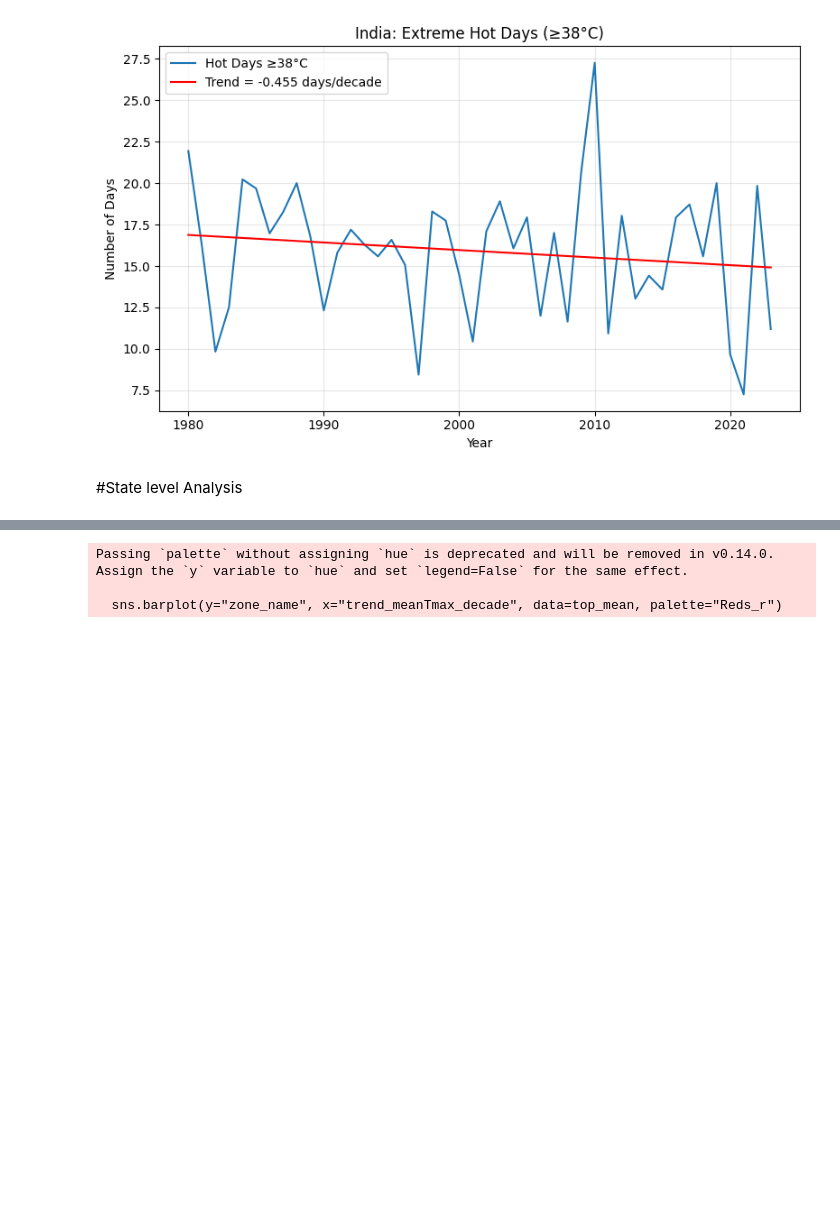
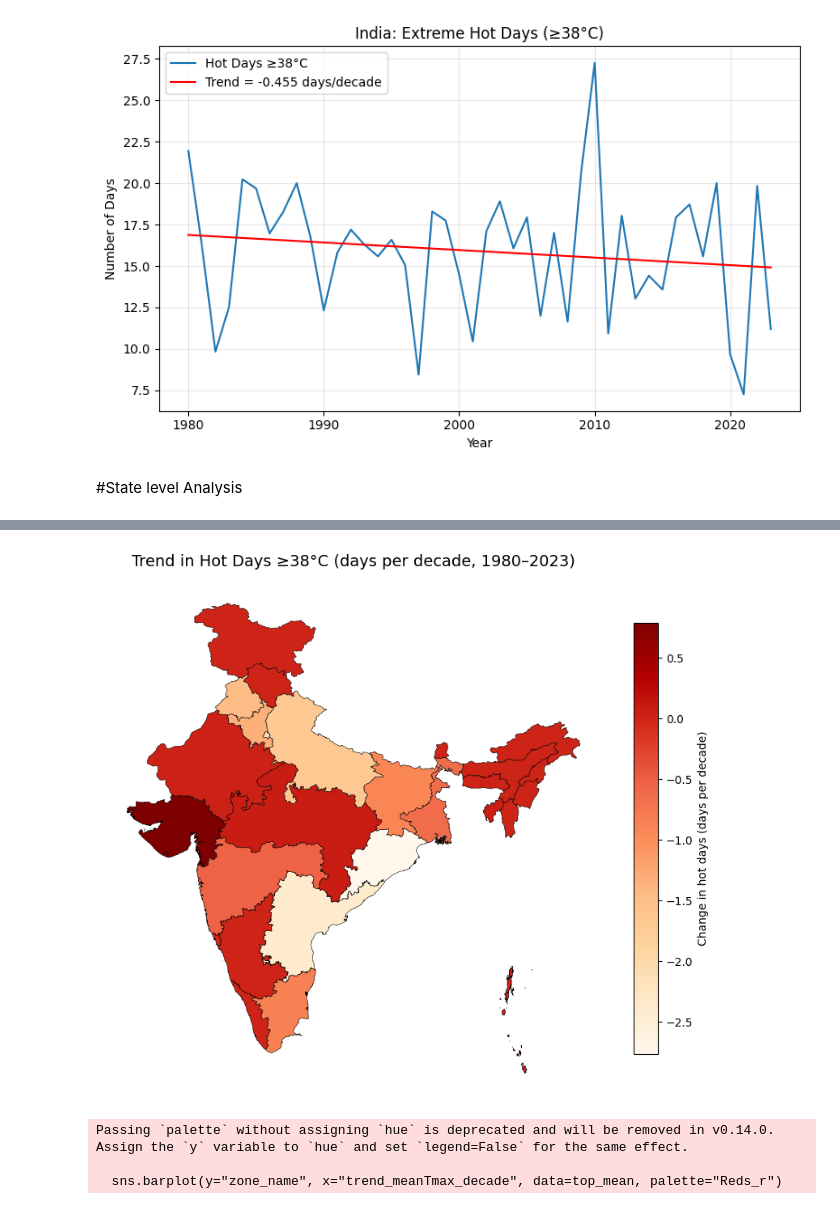
Before and after one commit to nkoppa/final-project, a Jupyter notebook: 02_visualize_heatmetrics_india.ipynb, the cells around one changed output, grey strips where cells are left out. Drawn from its saved outputs; the diff is of its cells as text; code cells hidden in the pictures; blank space fills up the shorter version.

```diff
--- a/02_visualize_heatmetrics_india.ipynb
+++ b/02_visualize_heatmetrics_india.ipynb
@@ -150,3 +210,27 @@ zone_trends_df = pd.DataFrame(zone_trends)
+# %%
+fig, ax = plt.subplots(figsize=(8, 10))
+
+gdf_hot.plot(
+    column="slope_per_decade",
+    cmap="OrRd",
+    edgecolor="black",
+    linewidth=0.4,
+    ax=ax,
+    legend=True,
+    legend_kwds={
+        "label": "Change in hot days (days per decade)",
+        "shrink": 0.55,
+        "aspect": 18
+    }
+)
+
+ax.set_title("Trend in Hot Days ≥38°C (days per decade, 1980–2023)", fontsize=14, pad=12)
+ax.axis("off")
+
+plt.tight_layout()
+plt.show()
+# %% [output]
+[figure, added]
 # %%
 top_mean = zone_trends_df.sort_values("trend_meanTmax_decade", ascending=False).head(10)
 
```
Also changed, not shown: parts of 6 cells of this notebook.
